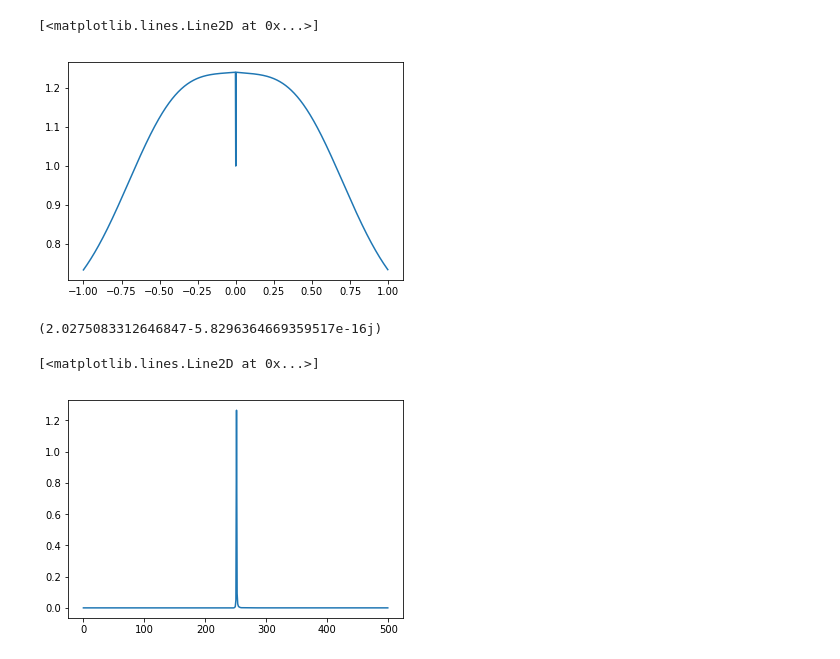
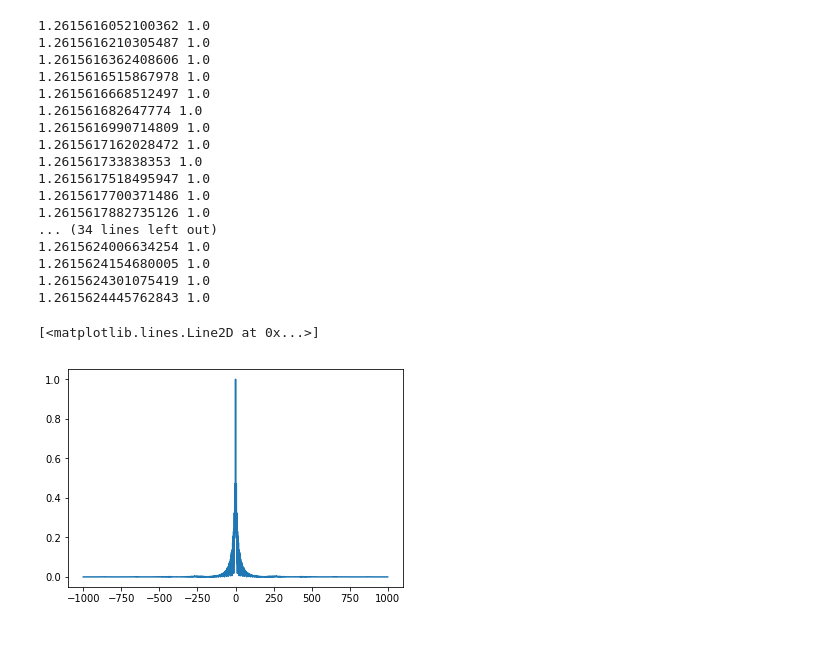
Before and after one commit to hbhat4000/LevySDE, a Jupyter notebook: asymptotics/levyexppar.ipynb, the cells around one changed output. Cells and saved outputs as stored; diff of their text form; code cells hidden in the pictures.

```diff
--- a/asymptotics/levyexppar.ipynb
+++ b/asymptotics/levyexppar.ipynb
@@ -58,11 +60,6 @@ def computeonerow(i):
 
     outrow = np.zeros(sres,dtype='D')
     s = svec[i]
-
-    # handle special Dirac delta case
-    if i==(sres//2):
-        outrow[i] = 1.0/ds
-        return outrow
 
     # compute shifted coordinate
     k = s - uvec
@@ -91,11 +88,11 @@ def computeonerow(i):
 
     outrow /= (2.0*np.pi)
 
-    # add Delta function component of truncation error
-    prefac = np.exp(-thish*(np.abs(s)**alpha)*(g**alpha))
-    outrow[i] += prefac/ds
-
-    # add asymptotic corrections
-    outrow -= prefac*np.sinc((L/(2.0*np.pi))*k)
+    # add asymptotic correction
+    asymp = -(k**2)/beta - thish*(np.abs(s*g)**alpha) - ((beta*L - 4j*k)/(4*np.sqrt(beta)))**2
+    asymp2 = np.log(sspec.wofz(1j*(beta*L - 4j*k)/(4*np.sqrt(beta))))
+    asymp3 = 2*np.sqrt(beta*np.pi)
+    totalasymp = 2.0*np.real(np.exp(asymp + asymp2))/asymp3
+    outrow += totalasymp
 
     return outrow
@@ -102,6 +103,6 @@ def computeonerow(i):
 # %%
 curtime = time.time()
-pool = mp.Pool(processes=24)
+pool = mp.Pool(processes=2)
 kernelmat = np.vstack(pool.map(computeonerow, range(sres)))
 timetaken = time.time() - curtime
 print(timetaken)
@@ -120,16 +120,0 @@ plt.plot(svec, np.abs(initpcf(svec)))
-# %%
-cf = initpcf(svec)
-cf = ds*np.dot(kernelmat,cf)
-plt.plot(svec, np.abs(cf))
-# %% [output]
-[<matplotlib.lines.Line2D at 0x...>]
-[figure, removed]
-# %%
-kernelmat[sres//2+3,sres//2+3]
-# %% [output]
-(2.0275083312646847-5.8296364669359517e-16j)
-# %%
-plt.plot(ds*np.real(kernelmat[sres//2+1,]))
-# %% [output]
-[<matplotlib.lines.Line2D at 0x...>]
-[figure, removed]
@@ -136,2 +126,35 @@ plt.plot(ds*np.real(kernelmat[sres//2+1,]))
+# %%
+# cf = initpcf(svec)
+coef = np.zeros(sres)
+coef[sres//2] = 1
+numsteps = 50
+for i in range(numsteps):
+    cf = np.real(np.dot(kernelmat,coef))
+    oldmax = cf[sres//2]
+    cf /= np.max(cf)
+    print(oldmax, cf[sres//2])
+    coef = sl.solve(colloc, cf)
+
+plt.plot(svec, np.abs(cf))
+# %% [output]
+1.2615616052100362 1.0
+1.2615616210305487 1.0
+1.2615616362408606 1.0
+1.2615616515867978 1.0
+1.2615616668512497 1.0
+1.261561682647774 1.0
+1.2615616990714809 1.0
+1.2615617162028472 1.0
+1.261561733838353 1.0
+1.2615617518495947 1.0
+1.2615617700371486 1.0
+1.2615617882735126 1.0
+... (34 lines left out)
+1.2615624006634254 1.0
+1.2615624154680005 1.0
+1.2615624301075419 1.0
+1.2615624445762843 1.0
+[<matplotlib.lines.Line2D at 0x...>]
+[figure, added]
 # %%
 # set up x grid for plotting
```
Also changed, not shown: parts of 12 cells of this notebook, 1 other file.
